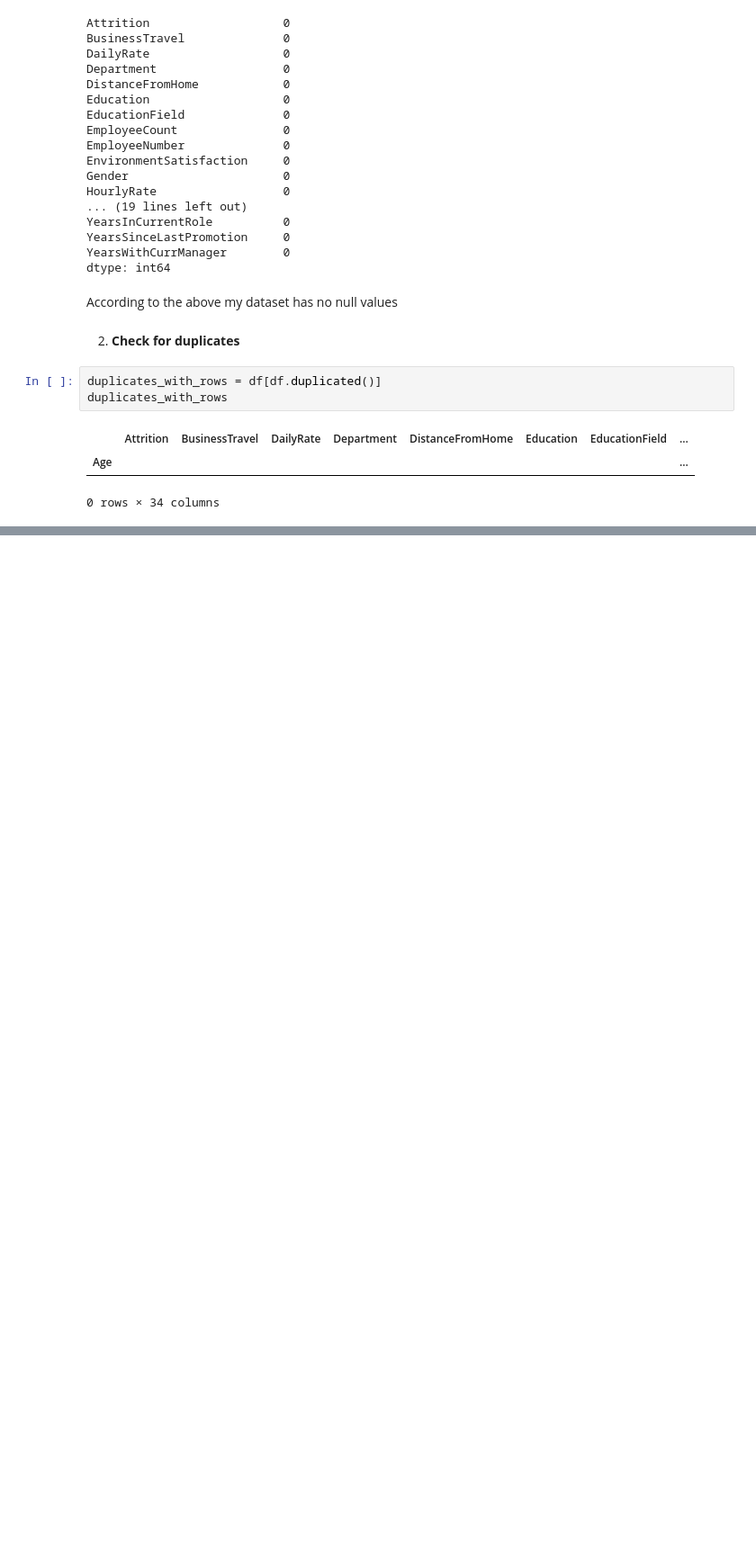
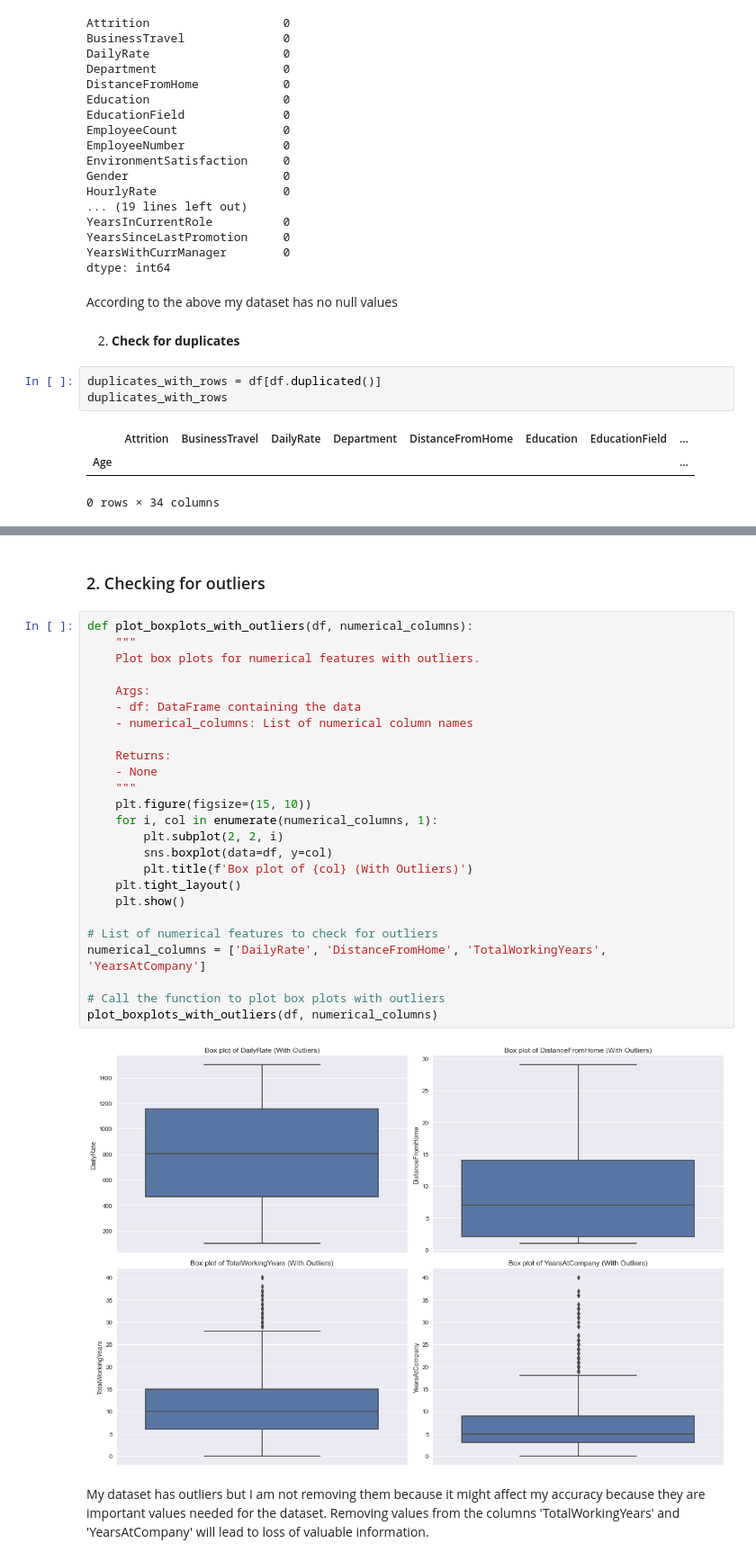
Before and after one commit to olivemideva/phase_3_project, a Jupyter notebook: Student.ipynb, the cells around one changed output, grey strips where cells are left out. Shown at 90% size. Drawn from its saved outputs; the diff is of its cells as text; blank space fills up the shorter version.

```diff
--- a/Student.ipynb
+++ b/Student.ipynb
@@ -178,0 +206,31 @@ The dataset also has no duplicates. This dataset therefore needs no cleaning nee
+# %% [markdown]
+### 2. Checking for outliers
+# %%
+def plot_boxplots_with_outliers(df, numerical_columns):
+    """
+    Plot box plots for numerical features with outliers.
+
+    Args:
+    - df: DataFrame containing the data
+    - numerical_columns: List of numerical column names
+
+    Returns:
+    - None
+    """
+    plt.figure(figsize=(15, 10))
+    for i, col in enumerate(numerical_columns, 1):
+        plt.subplot(2, 2, i)
+        sns.boxplot(data=df, y=col)
+        plt.title(f'Box plot of {col} (With Outliers)')
+    plt.tight_layout()
+    plt.show()
+
+# List of numerical features to check for outliers
+numerical_columns = ['DailyRate', 'DistanceFromHome', 'TotalWorkingYears', 'YearsAtCompany']
+
+# Call the function to plot box plots with outliers
+plot_boxplots_with_outliers(df, numerical_columns)
+# %% [output]
+[figure, added]
+# %% [markdown]
+My dataset has outliers but I am not removing them because it might affect my accuracy because they are important values needed for the dataset. Removing values from the columns 'TotalWorkingYears' and 'YearsAtCompany' will lead to loss of valuable information.
```
Also changed, not shown: parts of 8 cells of this notebook.
